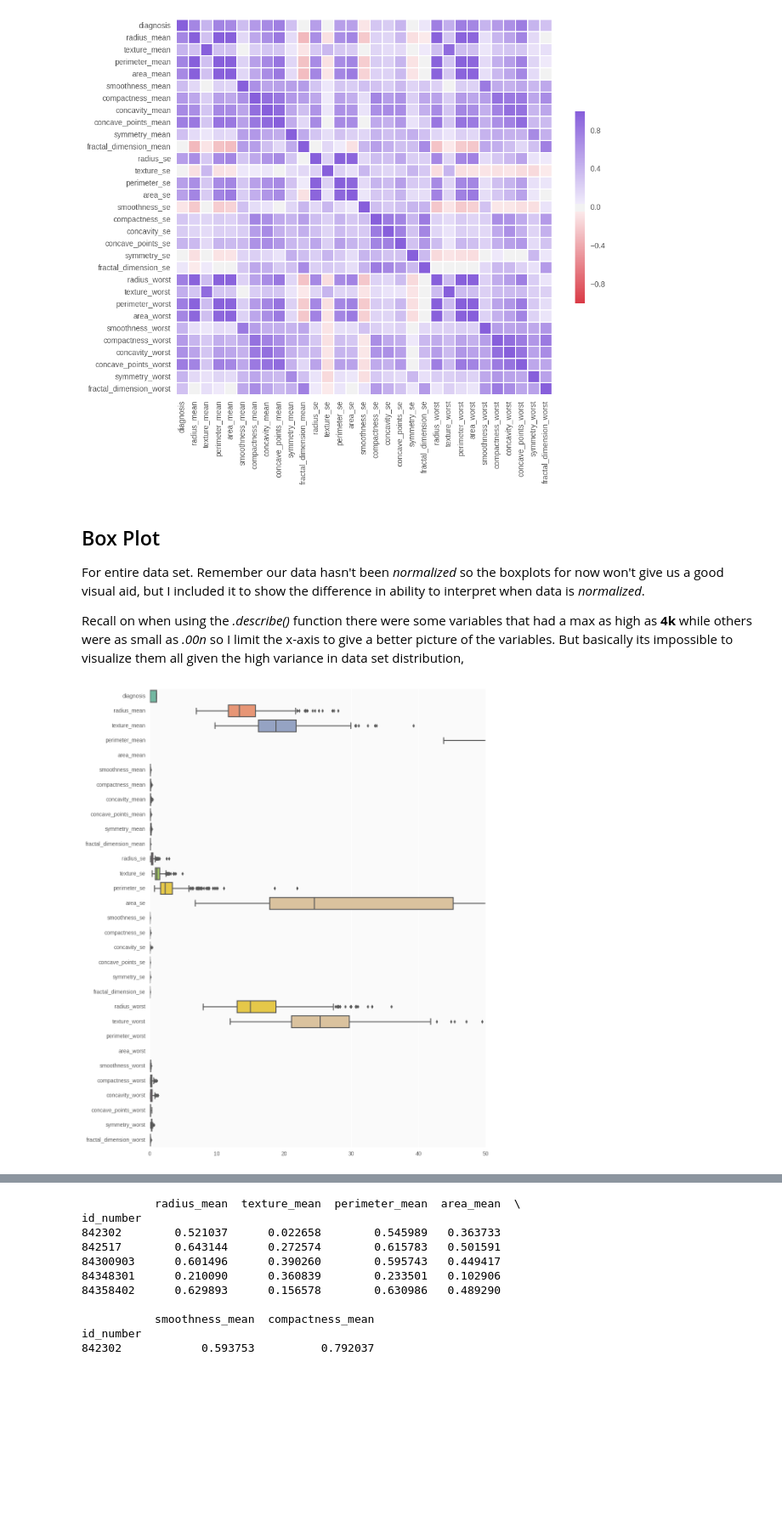
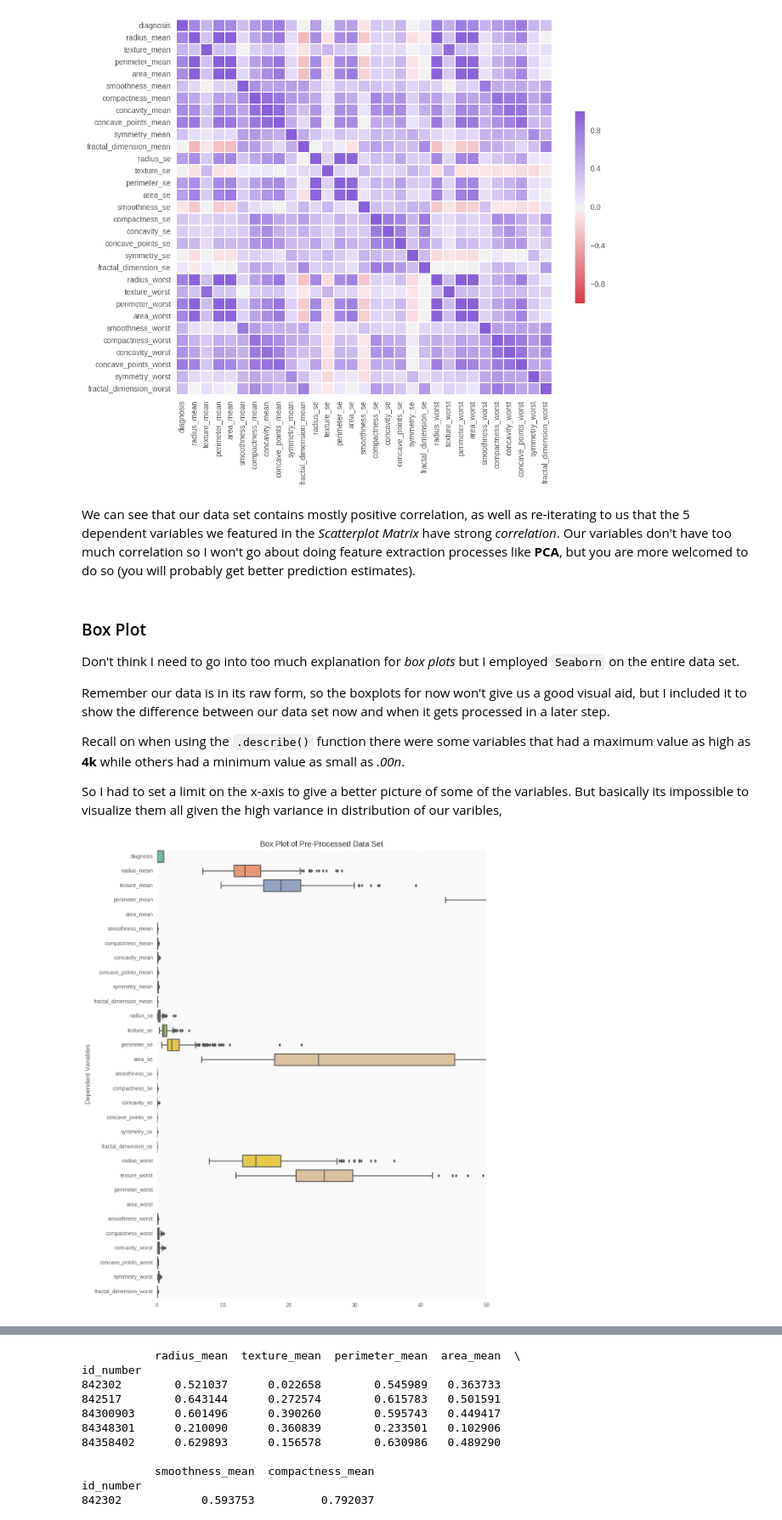
Before and after one commit to raviolli77/machineLearning_breastCancer_Python, a Jupyter notebook: breastCancerWisconsinDataSet_MachineLearning.ipynb, the cells around one changed output, grey strips where cells are left out. Shown at 85% size. Cells and saved outputs as stored; diff of their text form; code cells hidden in the pictures; blank space fills up the shorter version.

Commit message:
Add files via upload
More explanations

```diff
--- a/breastCancerWisconsinDataSet_MachineLearning.ipynb
+++ b/breastCancerWisconsinDataSet_MachineLearning.ipynb
@@ -168,17 +275,25 @@ sns.heatmap(corr,  cmap=cmap,square=True,
 # %% [output]
 <matplotlib.axes._subplots.AxesSubplot at 0x...>
 [figure]
+# %% [markdown]
+We can see that our data set contains mostly positive correlation, as well as re-iterating to us that the 5 dependent variables we featured in the *Scatterplot Matrix* have strong *correlation*. Our variables don't have too much correlation so I won't go about doing feature extraction processes like **PCA**, but you are more welcomed to do so (you will probably get better prediction estimates).
 # %% [markdown]
-## Box Plot
+### Box Plot
 
-For entire data set. Remember our data hasn't been *normalized* so the boxplots for now won't give us a good visual aid, but I included it to show the difference in ability to interpret when data is *normalized*.
+Don't think I need to go into too much explanation for *box plots* but I employed `Seaborn` on the entire data set.
 
-Recall on when using the *.describe()* function there were some variables that had a max as high as **4k** while others were as small as *.00n* so I limit the x-axis to give a better picture of the variables. But basically its impossible to visualize them all given the high variance in data set distribution,
+Remember our data is in its raw form, so the boxplots for now won't give us a good visual aid, but I included it to show the difference between our data set now and when it gets processed in a later step.
+
+Recall on when using the `.describe()` function there were some variables that had a maximum value as high as **4k** while others had a minimum value as small as *.00n*.
+
+So I had to set a limit on the x-axis to give a better picture of some of the variables. But basically its impossible to visualize them all given the high variance in distribution of our varibles,
 # %%
 f, ax = plt.subplots(figsize=(11, 15))
 
 ax.set_axis_bgcolor('#fafafa')
 ax.set(xlim=(-.05, 50))
+plt.ylabel('Dependent Variables')
+plt.title("Box Plot of Pre-Processed Data Set")
 ax = sns.boxplot(data = breastCancer, orient = 'h', palette = 'Set2')
 # %% [output]
-[figure, old version]
+[figure, new version]
```
Also changed, not shown: parts of 61 cells of this notebook.
